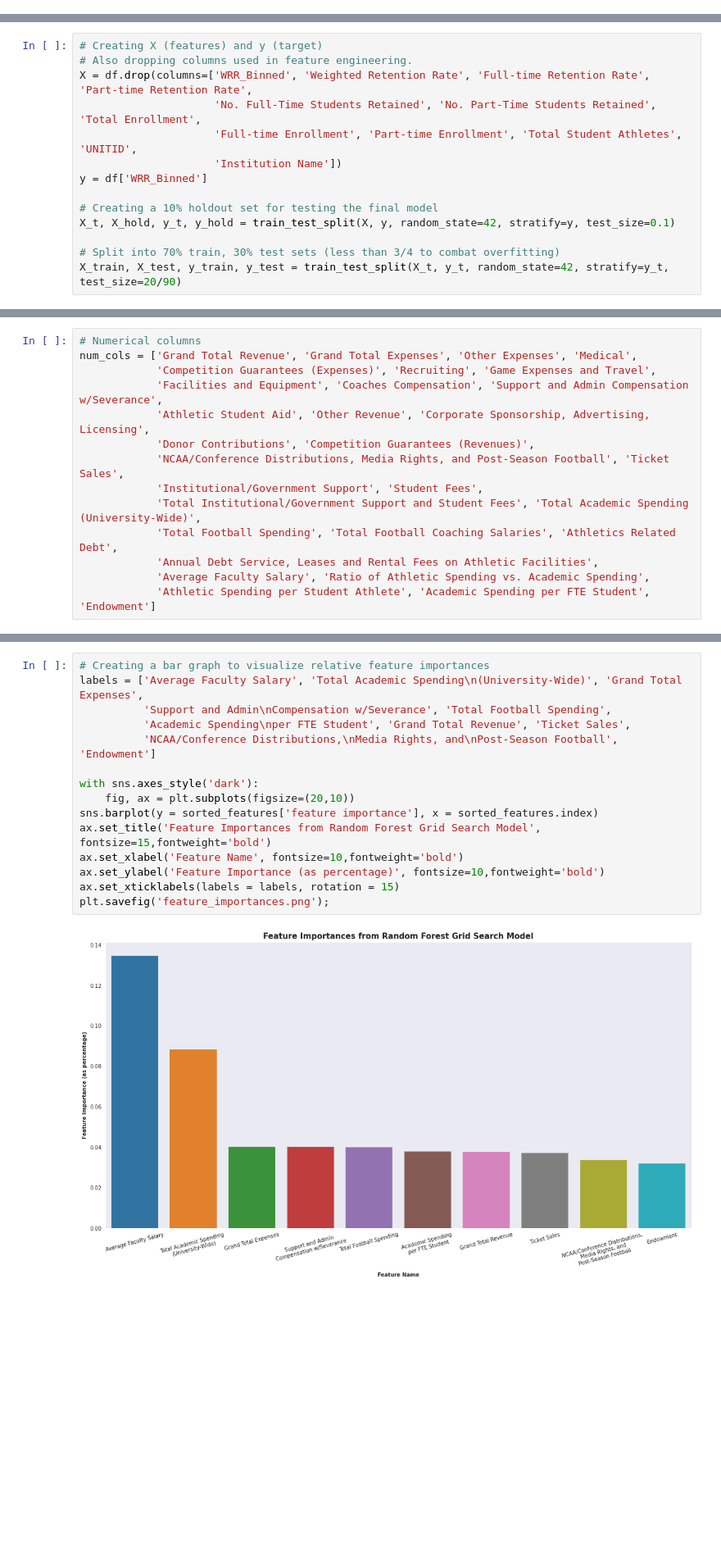
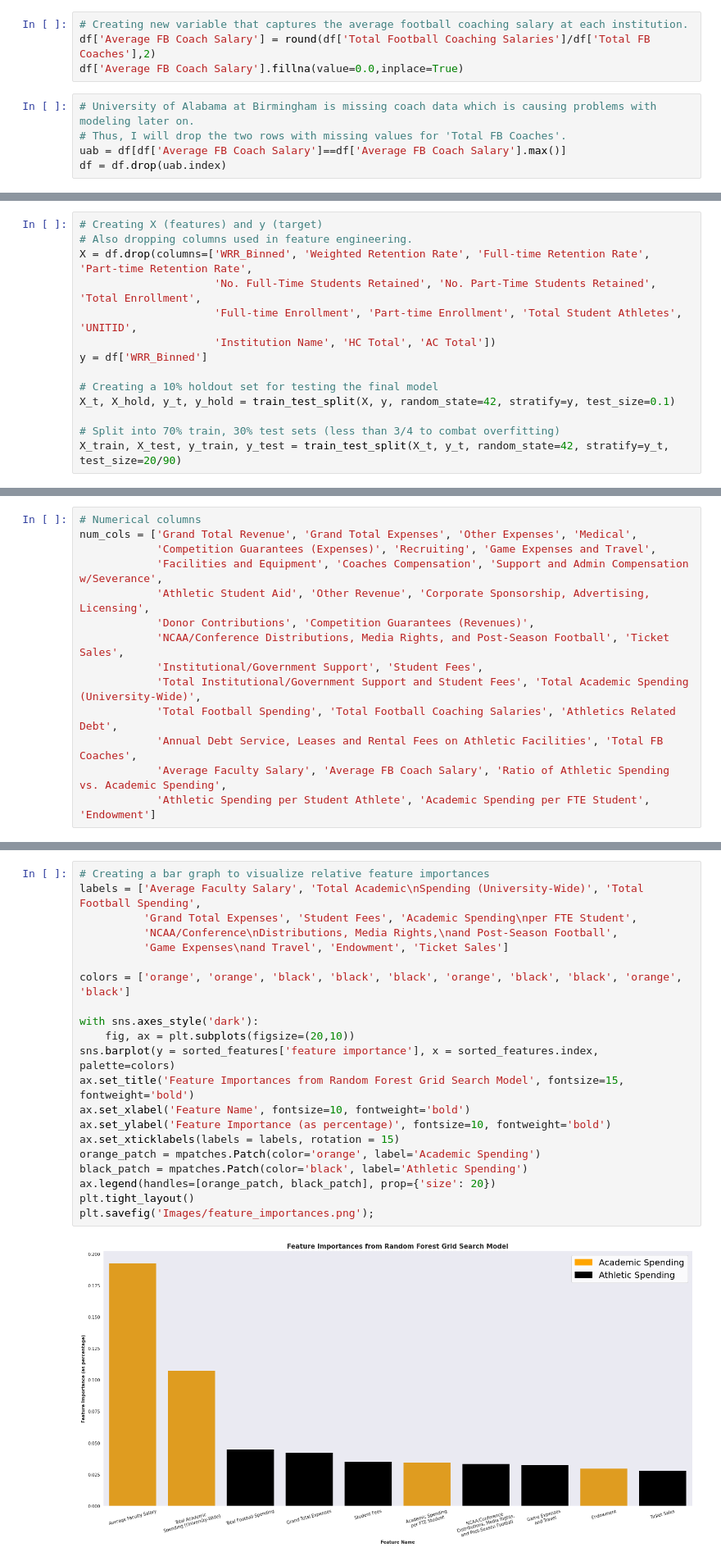
Before and after one commit to Shoemaker703/college_retention, a Jupyter notebook: Summary Notebook.ipynb, the cells around one changed output, grey strips where cells are left out. Shown at 82% size. Saved outputs shown, nothing was run; the diff lists cells and outputs as text; blank space fills up the shorter version.

```diff
--- a/Summary Notebook.ipynb
+++ b/Summary Notebook.ipynb
@@ -253,6 +252,15 @@ df['Athletic Spending per Student Athlete'] = round(df['Grand Total Expenses']/d
 # Creating new varibale to represent the ratio of how much a university spends per student athlete
 # compared with how much they spend per FTE student
 df['Ratio of Athletic Spending vs. Academic Spending'] = df['Athletic Spending per Student Athlete']/df['Academic Spending per FTE Student']
+# %%
+# Creating new variable that captures the average football coaching salary at each institution.
+df['Average FB Coach Salary'] = round(df['Total Football Coaching Salaries']/df['Total FB Coaches'],2)
+df['Average FB Coach Salary'].fillna(value=0.0,inplace=True)
+# %%
+# University of Alabama at Birmingham is missing coach data which is causing problems with modeling later on.
+# Thus, I will drop the two rows with missing values for 'Total FB Coaches'.
+uab = df[df['Average FB Coach Salary']==df['Average FB Coach Salary'].max()]
+df = df.drop(uab.index)
 # %% [markdown]
 Now I will creating some new variables in order to capture the weighted average retention rate, which will be the target variable used in modeling later in this notebook.
 # %%
@@ -424,7 +439,7 @@ Now I will create a train-test split for modeling purposes. The target will be t
 X = df.drop(columns=['WRR_Binned', 'Weighted Retention Rate', 'Full-time Retention Rate', 'Part-time Retention Rate',
                      'No. Full-Time Students Retained', 'No. Part-Time Students Retained', 'Total Enrollment',
                      'Full-time Enrollment', 'Part-time Enrollment', 'Total Student Athletes', 'UNITID',
-                     'Institution Name'])
+                     'Institution Name', 'HC Total', 'AC Total'])
 y = df['WRR_Binned']
 
 # Creating a 10% holdout set for testing the final model
@@ -448,8 +463,8 @@ num_cols = ['Grand Total Revenue', 'Grand Total Expenses', 'Other Expenses', 'Me
             'Institutional/Government Support', 'Student Fees',
             'Total Institutional/Government Support and Student Fees', 'Total Academic Spending (University-Wide)',
             'Total Football Spending', 'Total Football Coaching Salaries', 'Athletics Related Debt',
-            'Annual Debt Service, Leases and Rental Fees on Athletic Facilities',
-            'Average Faculty Salary', 'Ratio of Athletic Spending vs. Academic Spending',
+            'Annual Debt Service, Leases and Rental Fees on Athletic Facilities', 'Total FB Coaches',
+            'Average Faculty Salary', 'Average FB Coach Salary', 'Ratio of Athletic Spending vs. Academic Spending',
             'Athletic Spending per Student Athlete', 'Academic Spending per FTE Student', 'Endowment']
 # %%
 # Categorical pipeline
@@ -841,20 +856,26 @@ sorted_features
 # %%
 # Creating a bar graph to visualize relative feature importances
-labels = ['Average Faculty Salary', 'Total Academic Spending\n(University-Wide)', 'Grand Total Expenses',
-          'Support and Admin\nCompensation w/Severance', 'Total Football Spending',
-          'Academic Spending\nper FTE Student', 'Grand Total Revenue', 'Ticket Sales',
-          'NCAA/Conference Distributions,\nMedia Rights, and\nPost-Season Football', 'Endowment']
+labels = ['Average Faculty Salary', 'Total Academic\nSpending (University-Wide)', 'Total Football Spending',
+          'Grand Total Expenses', 'Student Fees', 'Academic Spending\nper FTE Student',
+          'NCAA/Conference\nDistributions, Media Rights,\nand Post-Season Football',
+          'Game Expenses\nand Travel', 'Endowment', 'Ticket Sales']
+
+colors = ['orange', 'orange', 'black', 'black', 'black', 'orange', 'black', 'black', 'orange', 'black']
 
 with sns.axes_style('dark'):
     fig, ax = plt.subplots(figsize=(20,10))
-sns.barplot(y = sorted_features['feature importance'], x = sorted_features.index)
-ax.set_title('Feature Importances from Random Forest Grid Search Model', fontsize=15,fontweight='bold')
-ax.set_xlabel('Feature Name', fontsize=10,fontweight='bold')
-ax.set_ylabel('Feature Importance (as percentage)', fontsize=10,fontweight='bold')
+sns.barplot(y = sorted_features['feature importance'], x = sorted_features.index, palette=colors)
+ax.set_title('Feature Importances from Random Forest Grid Search Model', fontsize=15, fontweight='bold')
+ax.set_xlabel('Feature Name', fontsize=10, fontweight='bold')
+ax.set_ylabel('Feature Importance (as percentage)', fontsize=10, fontweight='bold')
 ax.set_xticklabels(labels = labels, rotation = 15)
-plt.savefig('feature_importances.png');
+orange_patch = mpatches.Patch(color='orange', label='Academic Spending')
+black_patch = mpatches.Patch(color='black', label='Athletic Spending')
+ax.legend(handles=[orange_patch, black_patch], prop={'size': 20})
+plt.tight_layout()
+plt.savefig('Images/feature_importances.png');
 # %% [output]
-[figure, old version]
+[figure, new version]
 # %% [markdown]
 Here is a list of these ten features, including the source of the data and a brief definition of what the data represents.
 
```
Also changed, not shown: parts of 51 cells of this notebook, 9 other files.
